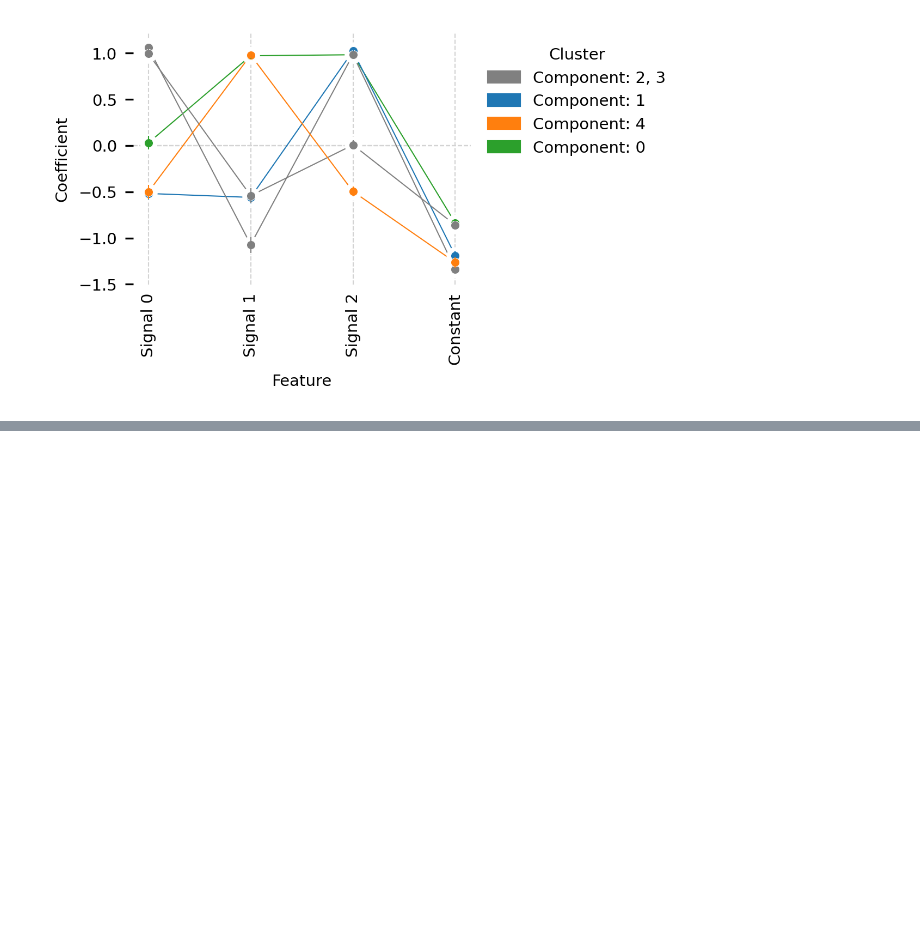
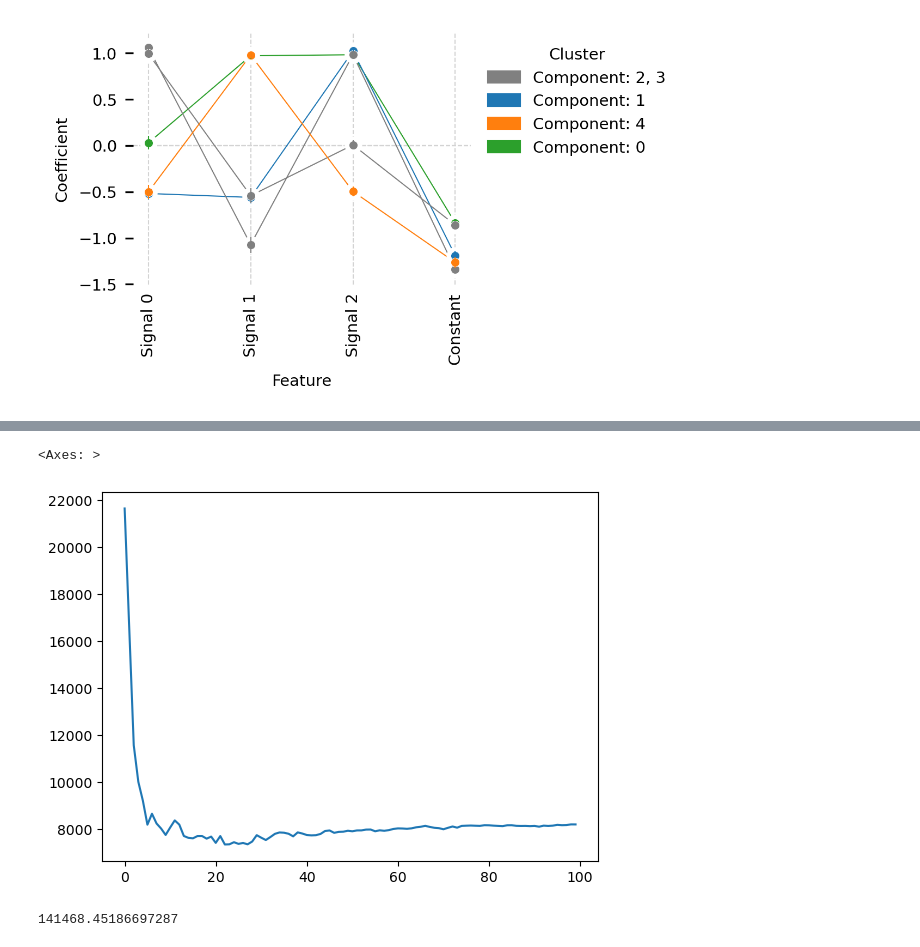
Before and after one commit to AllenWLynch/signaturemodels, a Jupyter notebook: docs/simulation_tutorial.ipynb, the cells around one changed output, grey strips where cells are left out. Drawn from its saved outputs; the diff is of its cells as text; code cells hidden in the pictures; blank space fills up the shorter version.

```diff
--- a/docs/simulation_tutorial.ipynb
+++ b/docs/simulation_tutorial.ipynb
@@ -315,0 +488,19 @@ joint[ploidies.index((1,2))]/joint.sum()
+# %%
+X_ = np.hstack([
+    np.vstack([X1,X2]),
+    np.concatenate([np.ones(100), np.zeros(100)])[:,None],
+    np.concatenate([np.zeros(100), np.ones(100)])[:,None],
+])
+#X_ = np.vstack([X1,X2])
+y_ = np.concatenate([y1,y2])
+
+def _logp_obj(model):
+    g_hat = model.predict(X_)
+    g1 = g_hat[:100]; g2 = g_hat[100:]
+    G1 = g1.sum(); G2 = g2.sum()
+    return -xlogy(y1, g1/G1).sum() - xlogy(y2, g2/G2).sum()
+
+def _deviance(model):
+    return -2*(
+        -xlogy(y1, y1/y1.sum()).sum() - xlogy(y2, y2/y2.sum()).sum() - _logp_obj(model)
+    )
@@ -315,0 +516,39 @@ joint[ploidies.index((1,2))]/joint.sum()
+# %%
+linreg = PoissonRegressor(alpha = 0, fit_intercept=False, solver='newton-cholesky')
+
+gbtreg = HistGradientBoostingRegressor(
+    loss = 'poisson',
+    learning_rate = 0.5,
+    max_iter = 1,
+    warm_start=True,
+)
+# %%
+#exp_phi_hat = y.sum()/len(y)
+X_ = X_[:,:5]
+
+devs = []
+
+for _ in range(100):
+    model = gbtreg.fit(
+                    X_, y_#/exp_phi_hat, exp_phi_hat
+                )
+    gbtreg.max_iter = gbtreg.n_iter_ + 1
+
+    #exp_phi_hat = _update_phi(model)
+    devs.append(_deviance(model))#, np.log(exp_phi_hat)
+# %%
+sns.lineplot(devs)
+# %% [output]
+<Axes: >
+[figure, added]
+# %%
+rate_model = gbtmodel.model_state.rate_models[0]
+rate_model.max_iter=rate_model.n_iter_ + 50; rate_model.verbose=True #rate_model.scoring = score_fn
+
+lam_hat = np.exp(raw_predictions)
+y_hat = lam_hat/lam_hat.sum()
+
+init_score = -xlogy(y_nat, y_hat).sum()
+init_score
+# %% [output]
+141468.45186697287
```
Also changed, not shown: parts of 49 cells of this notebook, 4 other files.
